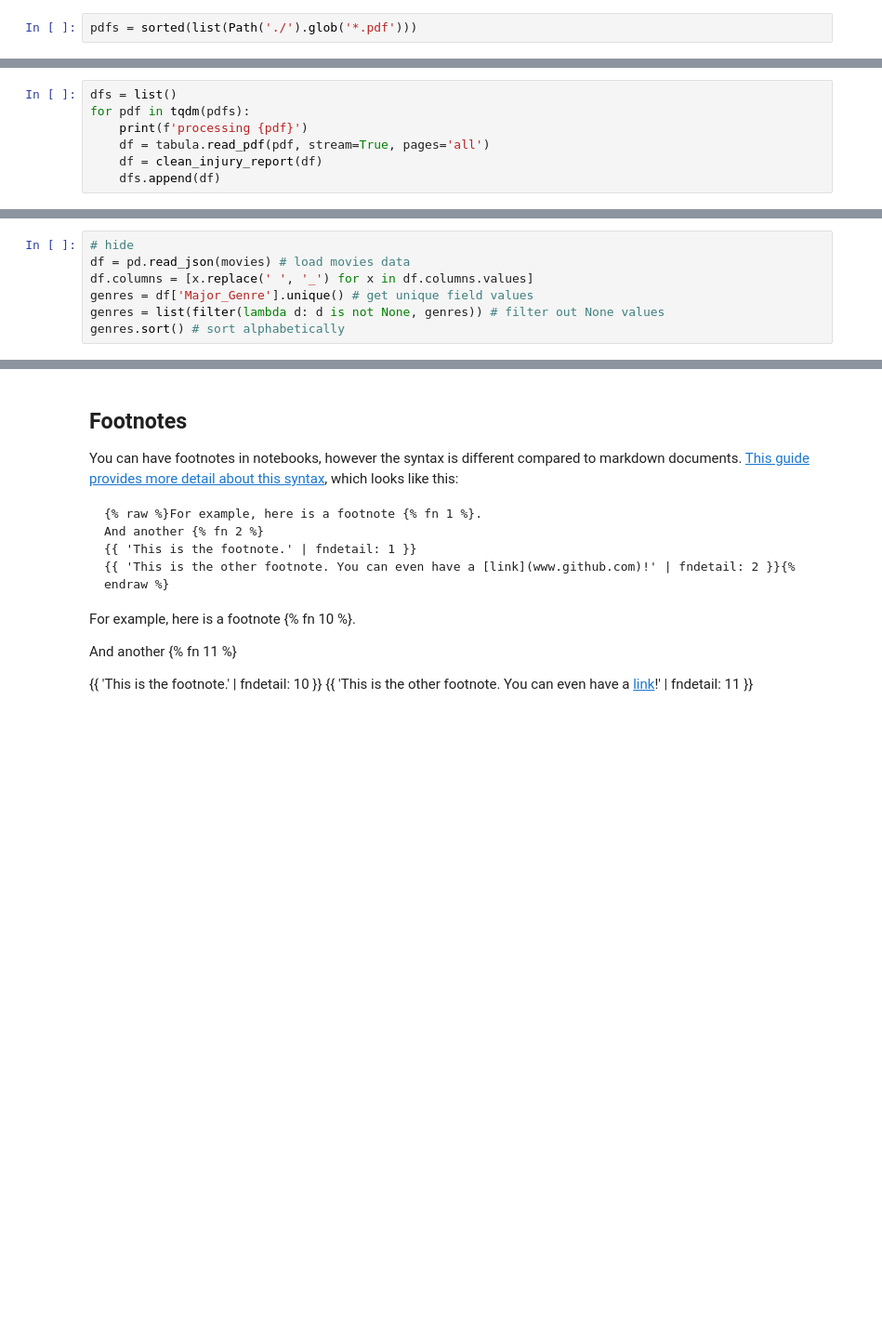
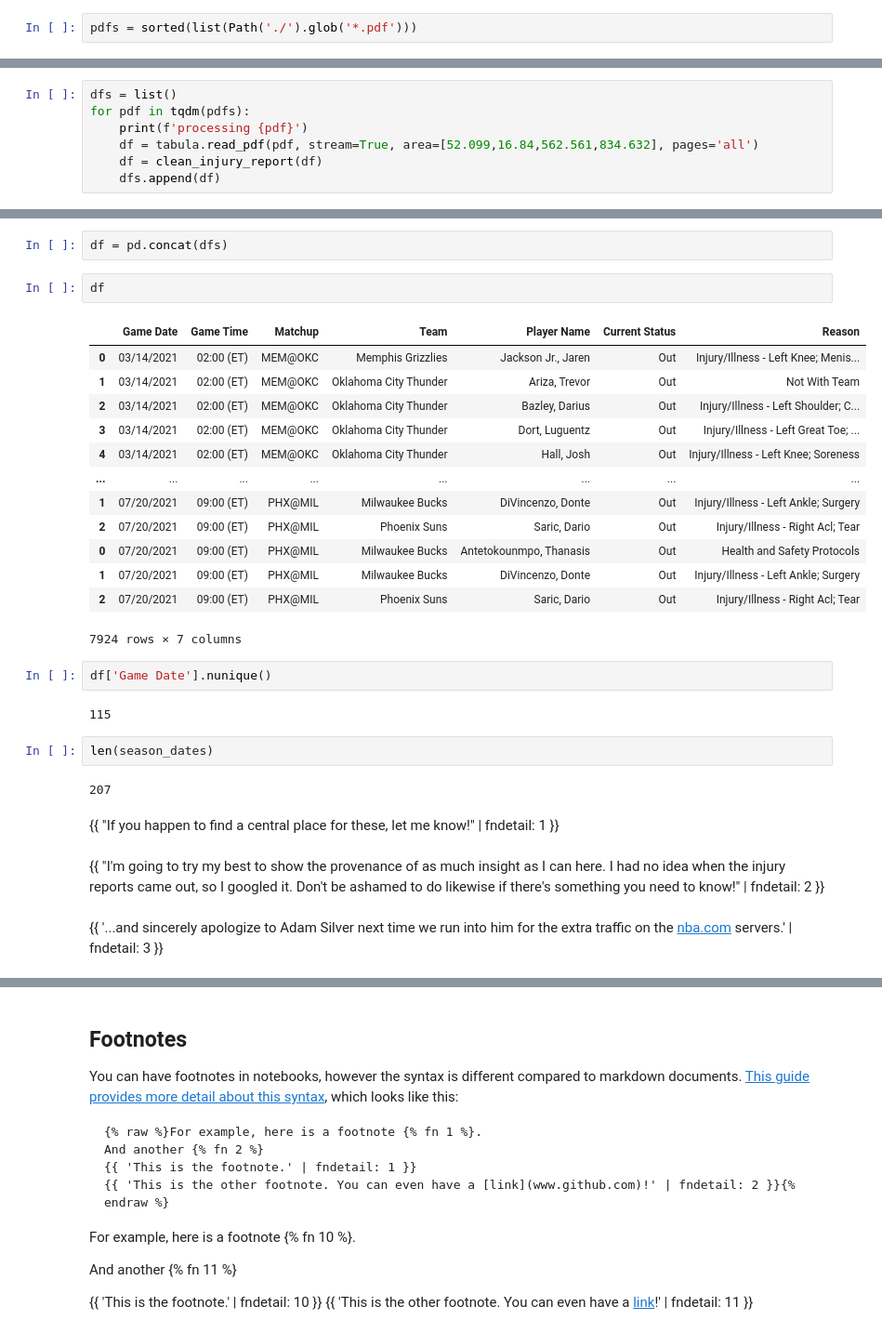
Before and after one commit to jeremyabramson/blog, a Jupyter notebook: _notebooks/2021-07-25-nba-injuries.ipynb, the cells around one changed output, grey strips where cells are left out. Shown at 93% size. Cells and saved outputs as stored; diff of their text form; blank space fills up the shorter version.

```diff
--- a/_notebooks/2021-07-25-nba-injuries.ipynb
+++ b/_notebooks/2021-07-25-nba-injuries.ipynb
@@ -305,7 +362,0 @@ test
-# %%
-dfs = list()
-for pdf in tqdm(pdfs):
-    print(f'processing {pdf}')
-    df = tabula.read_pdf(pdf, stream=True, pages='all')
-    df = clean_injury_report(df)
-    dfs.append(df)
@@ -395,7 +362,0 @@ Charts made with Altair remain interactive.  Example charts taken from [this rep
-# %%
-# hide
-df = pd.read_json(movies) # load movies data
-df.columns = [x.replace(' ', '_') for x in df.columns.values]
-genres = df['Major_Genre'].unique() # get unique field values
-genres = list(filter(lambda d: d is not None, genres)) # filter out None values
-genres.sort() # sort alphabetically
@@ -595,0 +414,7 @@ Typing `> Note: A doc link to [an example website: fast.ai](https://www.fast.ai/
+# %%
+dfs = list()
+for pdf in tqdm(pdfs):
+    print(f'processing {pdf}')
+    df = tabula.read_pdf(pdf, stream=True, area=[52.099,16.84,562.561,834.632], pages='all')
+    df = clean_injury_report(df)
+    dfs.append(df)
@@ -595,0 +439,32 @@ Typing `> Note: A doc link to [an example website: fast.ai](https://www.fast.ai/
+# %%
+df = pd.concat(dfs)
+# %%
+df
+# %% [output]
+|  | Game Date | Game Time | Matchup | Team | Player Name | Current Status | Reason |
+| 0 | 03/14/2021 | 02:00 (ET) | MEM@OKC | Memphis Grizzlies | Jackson Jr., Jaren | Out | Injury/Illness - Left Knee; Menis... |
+| 1 | 03/14/2021 | 02:00 (ET) | MEM@OKC | Oklahoma City Thunder | Ariza, Trevor | Out | Not With Team |
+| 2 | 03/14/2021 | 02:00 (ET) | MEM@OKC | Oklahoma City Thunder | Bazley, Darius | Out | Injury/Illness - Left Shoulder; C... |
+| 3 | 03/14/2021 | 02:00 (ET) | MEM@OKC | Oklahoma City Thunder | Dort, Luguentz | Out | Injury/Illness - Left Great Toe; ... |
+| 4 | 03/14/2021 | 02:00 (ET) | MEM@OKC | Oklahoma City Thunder | Hall, Josh | Out | Injury/Illness - Left Knee; Soreness |
+| ... | ... | ... | ... | ... | ... | ... | ... |
+| 1 | 07/20/2021 | 09:00 (ET) | PHX@MIL | Milwaukee Bucks | DiVincenzo, Donte | Out | Injury/Illness - Left Ankle; Surgery |
+| 2 | 07/20/2021 | 09:00 (ET) | PHX@MIL | Phoenix Suns | Saric, Dario | Out | Injury/Illness - Right Acl; Tear |
+| 0 | 07/20/2021 | 09:00 (ET) | PHX@MIL | Milwaukee Bucks | Antetokounmpo, Thanasis | Out | Health and Safety Protocols |
+| 1 | 07/20/2021 | 09:00 (ET) | PHX@MIL | Milwaukee Bucks | DiVincenzo, Donte | Out | Injury/Illness - Left Ankle; Surgery |
+| 2 | 07/20/2021 | 09:00 (ET) | PHX@MIL | Phoenix Suns | Saric, Dario | Out | Injury/Illness - Right Acl; Tear |
+7924 rows × 7 columns
+# %%
+df['Game Date'].nunique()
+# %% [output]
+115
+# %%
+len(season_dates)
+# %% [output]
+207
+# %% [markdown]
+{{ "If you happen to find a central place for these, let me know!" | fndetail: 1 }}
+# %% [markdown]
+{{ "I'm going to try my best to show the provenance of as much insight as I can here.  I had no idea when the injury reports came out, so I googled it.  Don't be ashamed to do likewise if there's something you need to know!" | fndetail: 2 }}
+# %% [markdown]
+{{ '...and sincerely apologize to Adam Silver next time we run into him for the extra traffic on the [nba.com](https://nba.com) servers.' | fndetail: 3 }}
```
Also changed, not shown: parts of 59 cells of this notebook.
